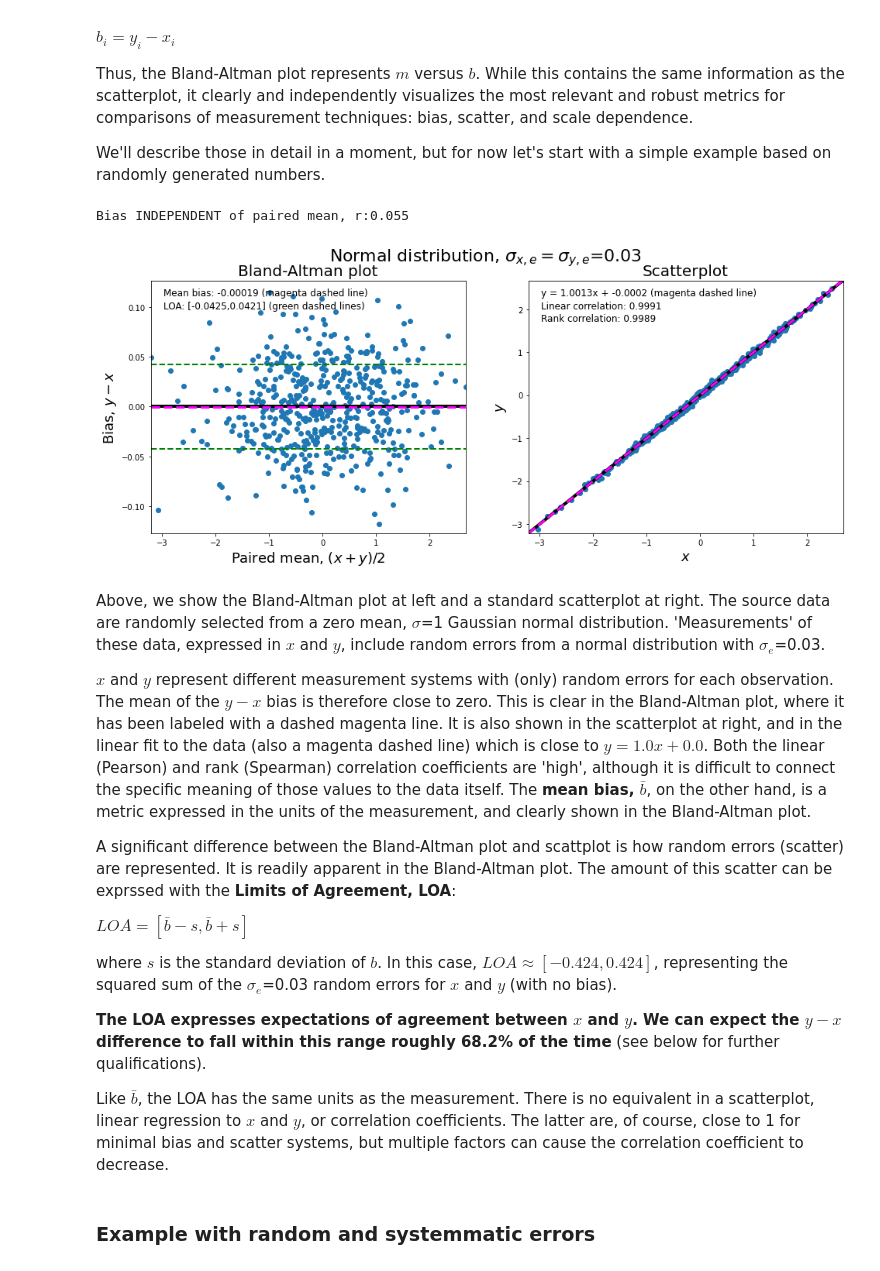
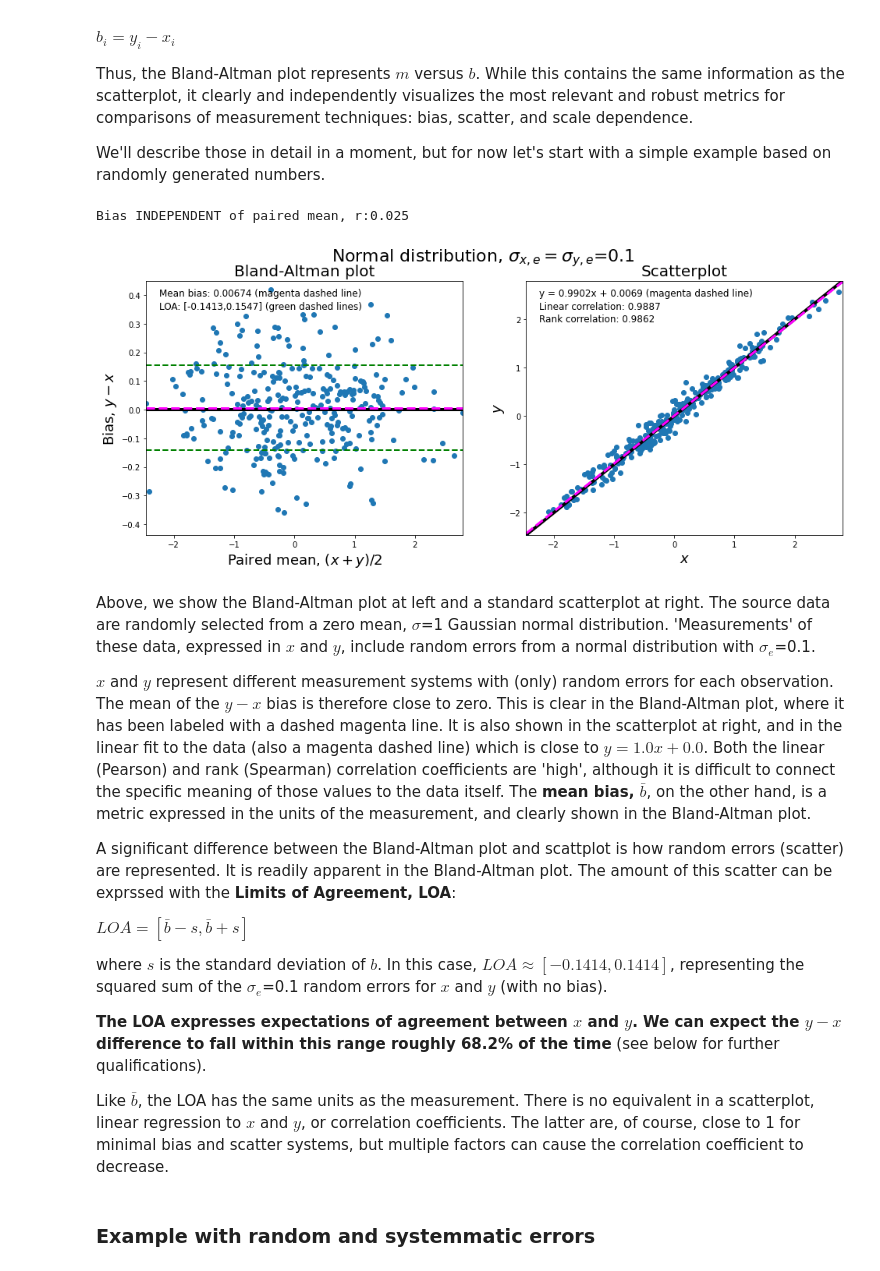
Before and after one commit to knobelsp/BlandAltman, a Jupyter notebook: BlandAltman.ipynb, the cells around one changed output. Cells and saved outputs as stored; diff of their text form; code cells hidden in the pictures.

```diff
--- a/BlandAltman.ipynb
+++ b/BlandAltman.ipynb
@@ -198,22 +198,22 @@ Thus, the Bland-Altman plot represents $m$ versus $b$. While this contains the s
 
 We'll describe those in detail in a moment, but for now let's start with a simple example based on randomly generated numbers.
 # %%
-leng=500 #this is how many data points will be in the example
+leng=300 #this is how many data points will be in the example
 source=np.random.standard_normal(size=(leng)) #this is the true value
-random_error=0.03 #set a random error of 3% as wide as a standard normal distribution
+random_error=0.1 #set a random error of 10% as wide as a standard normal distribution
 
 xx_error_rand=random_error*np.random.standard_normal(size=(leng)) #generate random error for measurement x
 xx= source + xx_error_rand #x is the true value (source) plus random errors
 
 yy_error_rand=random_error*np.random.standard_normal(size=(leng)) #generate random error for measurement x
 yy= source + yy_error_rand #y is the true value (source) plus random errors
 
-plot_BAvsScat(xx,yy,label='Normal distribution, $\sigma_{x,e}=\sigma_{y,e}$=0.03',scat=1)
+plot_BAvsScat(xx,yy,label='Normal distribution, $\sigma_{x,e}=\sigma_{y,e}$=0.1',scat=1)
 # %% [output]
-Bias INDEPENDENT of paired mean, r:0.055
+Bias INDEPENDENT of paired mean, r:0.025
-[figure, old version]
+[figure, new version]
 # %% [markdown]
-Above, we show the Bland-Altman plot at left and a standard scatterplot at right. The source data are randomly selected from a zero mean, $\sigma$=1 Gaussian normal distribution. 'Measurements' of these data, expressed in $x$ and $y$, include random errors from a normal distribution with $\sigma_e$=0.03.
+Above, we show the Bland-Altman plot at left and a standard scatterplot at right. The source data are randomly selected from a zero mean, $\sigma$=1 Gaussian normal distribution. 'Measurements' of these data, expressed in $x$ and $y$, include random errors from a normal distribution with $\sigma_e$=0.1.
 
 $x$ and $y$ represent different measurement systems with (only) random errors for each observation. The mean of the $y-x$ bias is therefore close to zero. This is clear in the Bland-Altman plot, where it has been labeled with a dashed magenta line. It is also shown in the scatterplot at right, and in the linear fit to the data (also a magenta dashed line) which is close to $y = 1.0x + 0.0$. Both the linear (Pearson) and rank (Spearman) correlation coefficients are 'high', although it is difficult to connect the specific meaning of those values to the data itself. The **mean bias, $\bar{b}$**, on the other hand, is a metric expressed in the units of the measurement, and clearly shown in the Bland-Altman plot.
 
@@ -221,7 +221,7 @@ A significant difference between the Bland-Altman plot and scattplot is how rand
 
 $LOA = [\bar{b}-s, \bar{b}+s]$
 
-where $s$ is the standard deviation of $b$. In this case, $LOA \approx [-0.424, 0.424]$, representing the squared sum of the $\sigma_e$=0.03 random errors for $x$ and $y$ (with no bias).
+where $s$ is the standard deviation of $b$. In this case, $LOA \approx [-0.1414,0.1414]$, representing the squared sum of the $\sigma_e$=0.1 random errors for $x$ and $y$ (with no bias).
 
 **The LOA expresses expectations of agreement between $x$ and $y$. We can expect the $y-x$ difference to fall within this range roughly 68.2% of the time** (see below for further qualifications).
 
```
Also changed, not shown: parts of 16 cells of this notebook.
